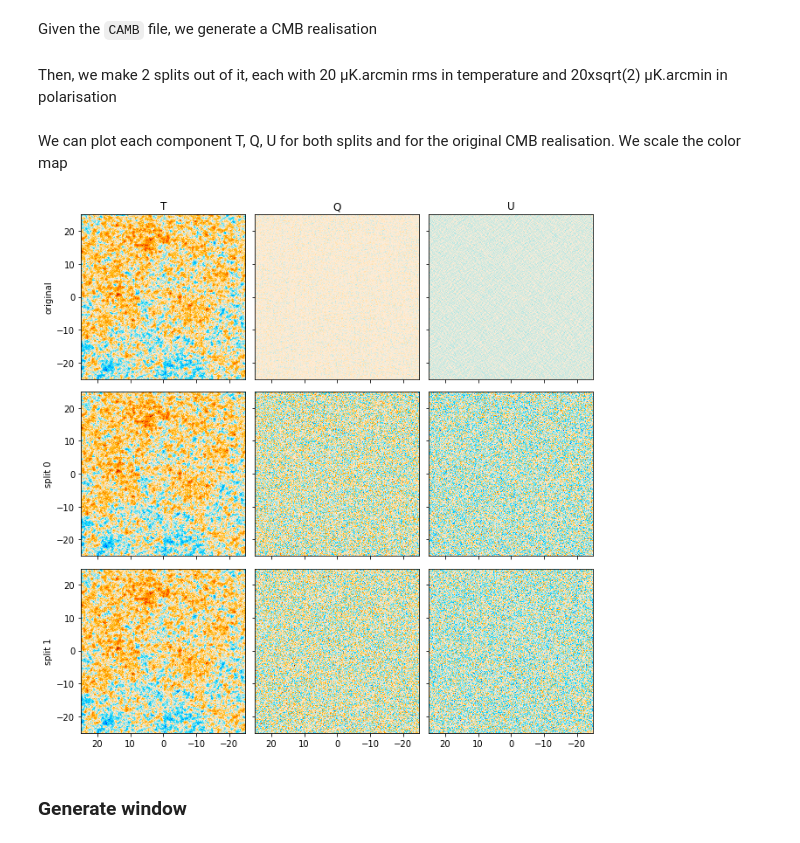
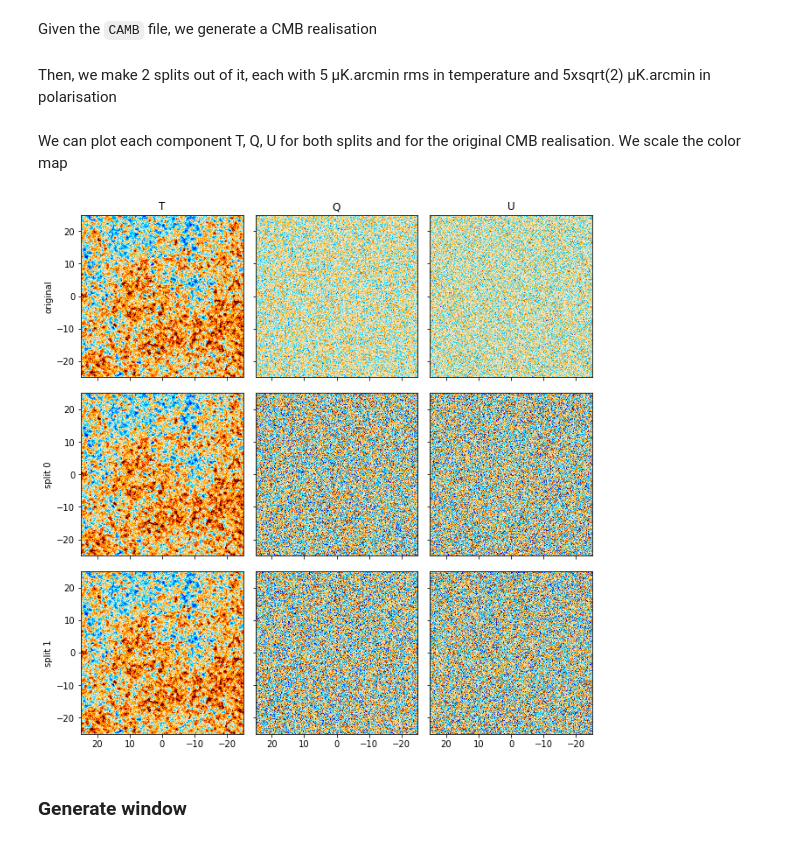
Before and after one commit to thibautlouis/pspy, a Jupyter notebook: notebooks/tutorial_spectra_car_spin0and2.ipynb, the cells around one changed output. Cells and saved outputs as stored; diff of their text form; code cells hidden in the pictures.

```diff
--- a/notebooks/tutorial_spectra_car_spin0and2.ipynb
+++ b/notebooks/tutorial_spectra_car_spin0and2.ipynb
@@ -123,13 +126,13 @@ Given the `CAMB` file, we generate a CMB realisation
 # %%
 cmb = template_car.synfast(cl_file)
 # %% [markdown]
-Then, we make 2 splits out of it, each with 20 µK.arcmin rms in temperature and 20xsqrt(2) µK.arcmin
+Then, we make 2 splits out of it, each with 5 µK.arcmin rms in temperature and 5xsqrt(2) µK.arcmin
 in polarisation
 # %%
 nsplits = 2
 splits = [cmb.copy() for i in range(nsplits)]
 for i in range(nsplits):
-    noise = so_map.white_noise(cmb, rms_uKarcmin_T=20, rms_uKarcmin_pol=np.sqrt(2)*20)
+    noise = so_map.white_noise(cmb, rms_uKarcmin_T=5, rms_uKarcmin_pol=np.sqrt(2)*5)
     splits[i].data += noise.data
 # %% [markdown]
 We can plot each component T, Q, U for both splits and for the original CMB realisation. We scale
@@ -137,21 +140,24 @@ the color map
 # %%
 fig, axes = plt.subplots(3, 3, figsize=(9, 9), sharex=True, sharey=True)
 fields = ["T", "Q", "U"]
 kwargs = dict(extent=[ra1, ra0, dec0, dec1], origin="lower")
 for i, field in enumerate(fields):
+    if field=='T':
+        vrange={"vmin": -300, "vmax": 300}
+    else:
+         vrange={"vmin": -20, "vmax": 20}
+
     axes[0, i].set_title(fields[i])
-    vrange = {"vmin": np.min([cmb.data[i], splits[0].data[i], splits[1].data[i]]),
-              "vmax": np.max([cmb.data[i], splits[0].data[i], splits[1].data[i]])}
     axes[0, i].imshow(cmb.data[i], **kwargs, **vrange)
     axes[1, i].imshow(splits[0].data[i], **kwargs, **vrange)
     axes[2, i].imshow(splits[1].data[i], **kwargs, **vrange)
 
 axes[0, 0].set_ylabel("original")
 axes[1, 0].set_ylabel("split 0")
 axes[2, 0].set_ylabel("split 1")
 plt.tight_layout()
 # %% [output]
-[figure, old version]
+[figure, new version]
 # %% [markdown]
 ### Generate window
 # %% [markdown]
```
Also changed, not shown: parts of 6 cells of this notebook.
